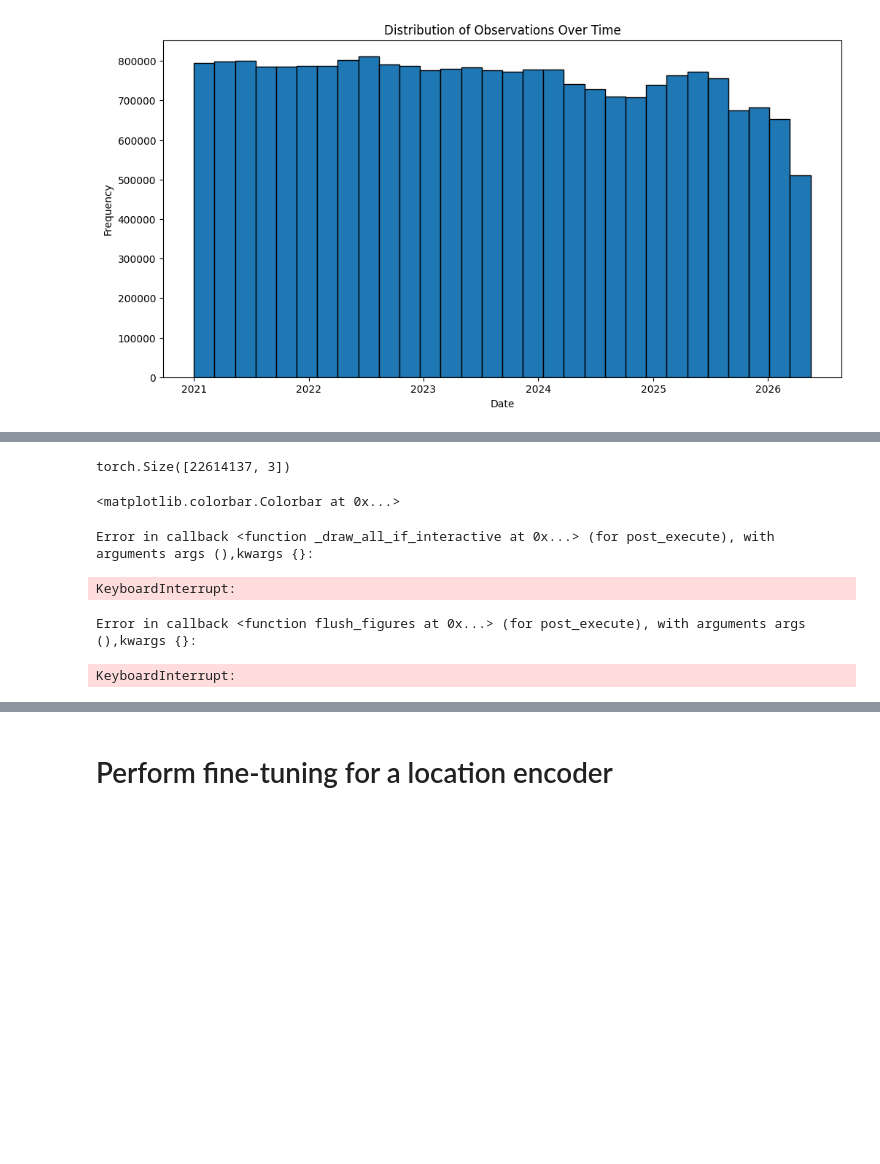
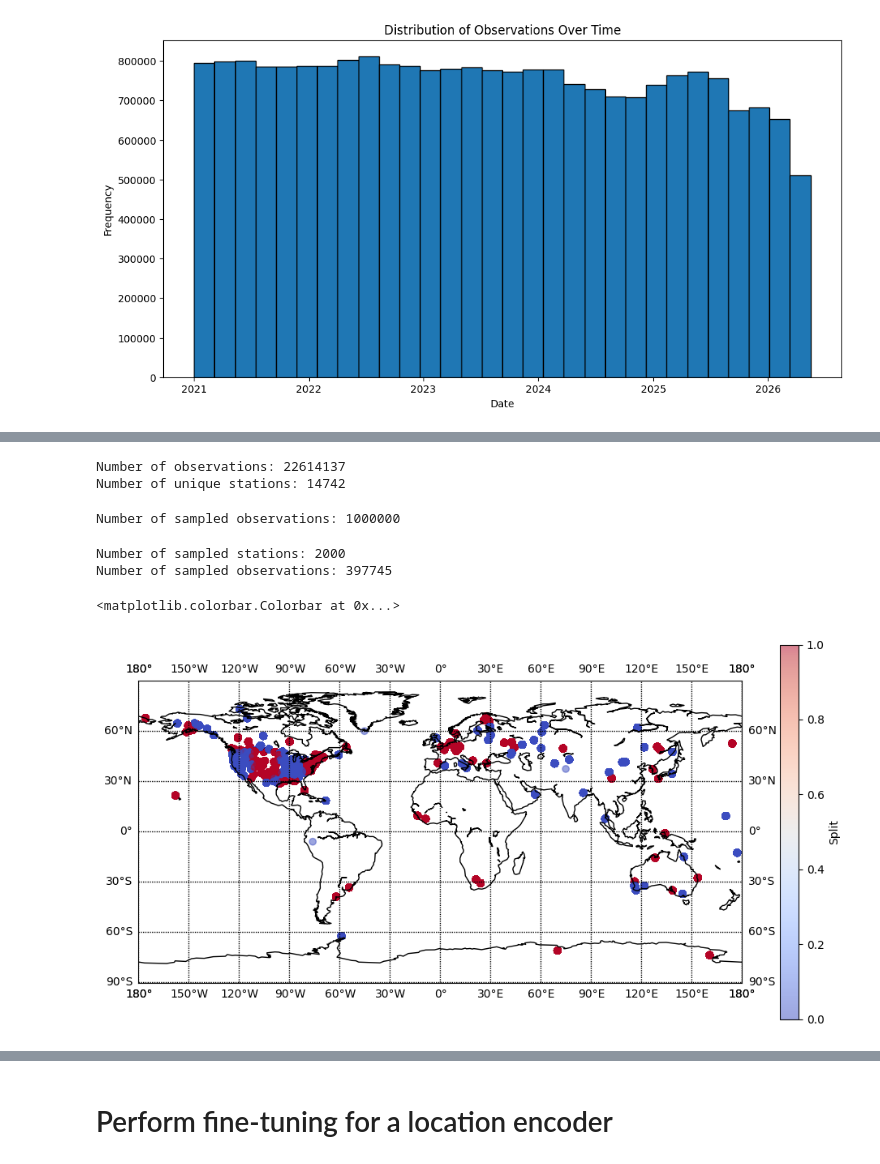
Before and after one commit to arizonat/satclip, a Jupyter notebook: satclip/noaa_ghcn_spatial_eval.ipynb, the cells around one changed output, grey strips where cells are left out. Drawn from its saved outputs; the diff is of its cells as text; code cells hidden in the pictures; blank space fills up the shorter version.

```diff
--- a/satclip/noaa_ghcn_spatial_eval.ipynb
+++ b/satclip/noaa_ghcn_spatial_eval.ipynb
@@ -89,10 +96,38 @@ plt.show()
+# %%
+# Extract the relevant columns for spatial evaluation
+temp_data = torch.tensor(ghcn_qc_temp_df[['Longitude', 'Latitude', 'DayOfYear', 'Value']].values, dtype=torch.float32)
+dates = ghcn_qc_temp_df['Date']
+ids = ghcn_qc_temp_df['ID']
+all_station_ids = ids.unique()
+
+print("Number of observations:", temp_data.shape[0])
+print("Number of unique stations:", len(all_station_ids))
+# %% [output]
+Number of observations: 22614137
+Number of unique stations: 14742
+# %%
+# Subsample by samples
+NUM_SAMPLES = 1000000
+sampled_indices = np.random.choice(temp_data.shape[0], size=NUM_SAMPLES, replace=False)
+temp_data = temp_data[sampled_indices, :]
+dates = dates.iloc[sampled_indices]
+ids = ids.iloc[sampled_indices]
+print("Number of sampled observations:", temp_data.shape[0])
+# %% [output]
+Number of sampled observations: 1000000
+# %%
+# Subsample by stations
+NUM_STATIONS = 2000
+sampled_station_ids = np.random.choice(all_station_ids, size=NUM_STATIONS, replace=False)
+temp_data = temp_data[ids.isin(sampled_station_ids).to_numpy(), :]
+dates = dates[ids.isin(sampled_station_ids).to_numpy()]
+ids = ids[ids.isin(sampled_station_ids).to_numpy()]
+print("Number of sampled stations:", len(sampled_station_ids))
+print("Number of sampled observations:", temp_data.shape[0])
+# %% [output]
+Number of sampled stations: 2000
+Number of sampled observations: 397745
 # %%
 # Create the spatial checkerboard splits for the GHCN dataset
-delta_degree = 32
-coords = torch.tensor(ghcn_qc_temp_df[['Longitude', 'Latitude', 'DayOfYear']].values, dtype=torch.float32)
-print(coords.shape)
-
-splits = checkerboard_splits(coords[:, :2], torch.tensor([delta_degree, delta_degree]))
-ghcn_qc_temp_df.loc[:,'split'] = splits.numpy()
+delta_degree = 16
+splits = checkerboard_splits(temp_data[:, :2], torch.tensor([delta_degree, delta_degree])).flatten()
-# %% [output]
-torch.Size([22614137, 3])
@@ -114,22 +140,19 @@ ghcn_qc_temp_df.loc[:, 'split'] = temporal_splits.numpy()
 # %%
 # Plot the splits on a map
 fig, ax = plt.subplots(figsize=(12, 6))
 m = Basemap(projection='cyl', resolution='c', ax=ax)
 m.drawcoastlines()
 # Parallels (Latitudes) range from -90 to 90
 m.drawparallels(np.arange(-90, 90, 30), labels=[True, True, False, False])
 
 # Meridians (Longitudes) range from 0 to 360 (or -180 to 180 depending on projection)
 m.drawmeridians(np.arange(0, 360, 30), labels=[False, False, True, True])
 
-sc = ax.scatter(ghcn_qc_temp_df['Longitude'].values, ghcn_qc_temp_df['Latitude'].values, c=splits, cmap='coolwarm', marker='o', alpha=0.5)
+sc = ax.scatter(temp_data[:, 0], temp_data[:, 1], c=splits, cmap='coolwarm', marker='o', alpha=0.5)
 fig.colorbar(sc, label='Split', ax=ax)
 # %% [output]
 <matplotlib.colorbar.Colorbar at 0x...>
-Error in callback <function _draw_all_if_interactive at 0x...> (for post_execute), with arguments args (),kwargs {}:
-KeyboardInterrupt:
-Error in callback <function flush_figures at 0x...> (for post_execute), with arguments args (),kwargs {}:
-KeyboardInterrupt:
+[figure, added]
 # %%
 # Plot GIF of the dataset over time
 # Make a gif over time of the dataset
```
Also changed, not shown: parts of 21 cells of this notebook, 2 other files.
